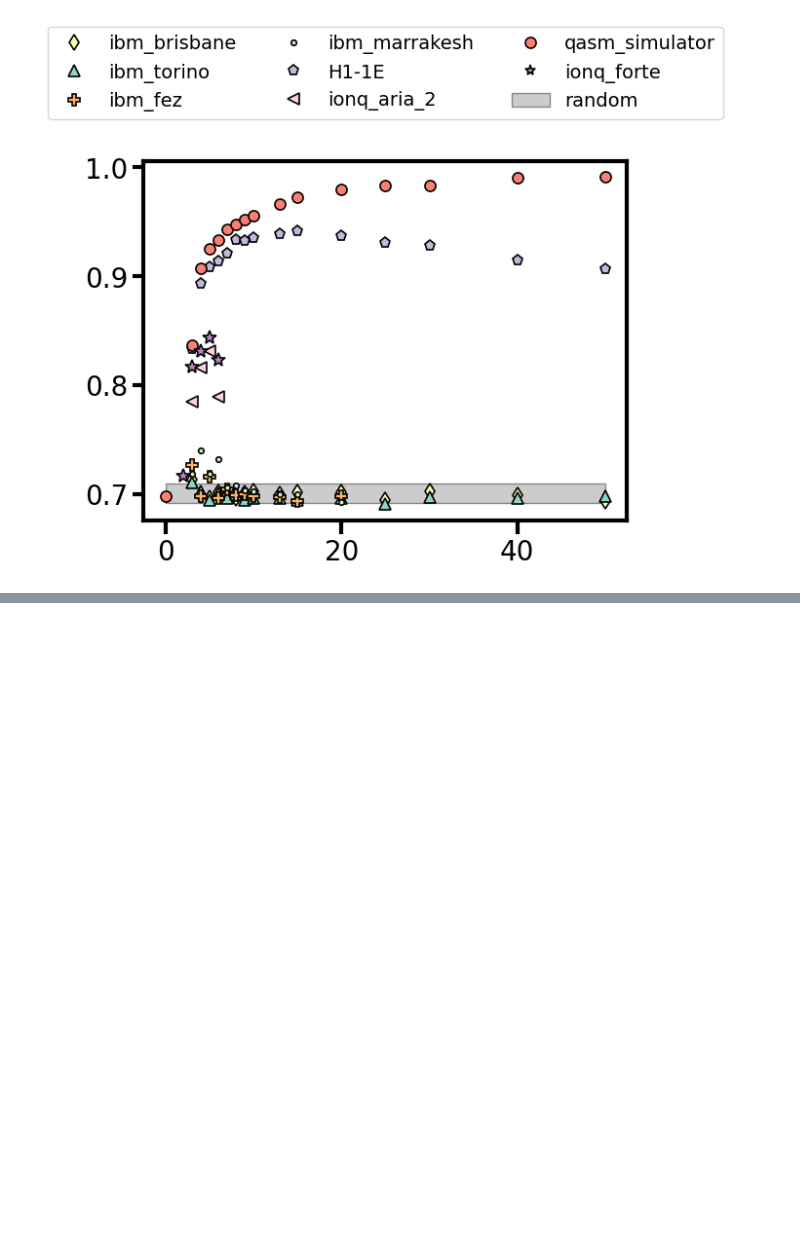
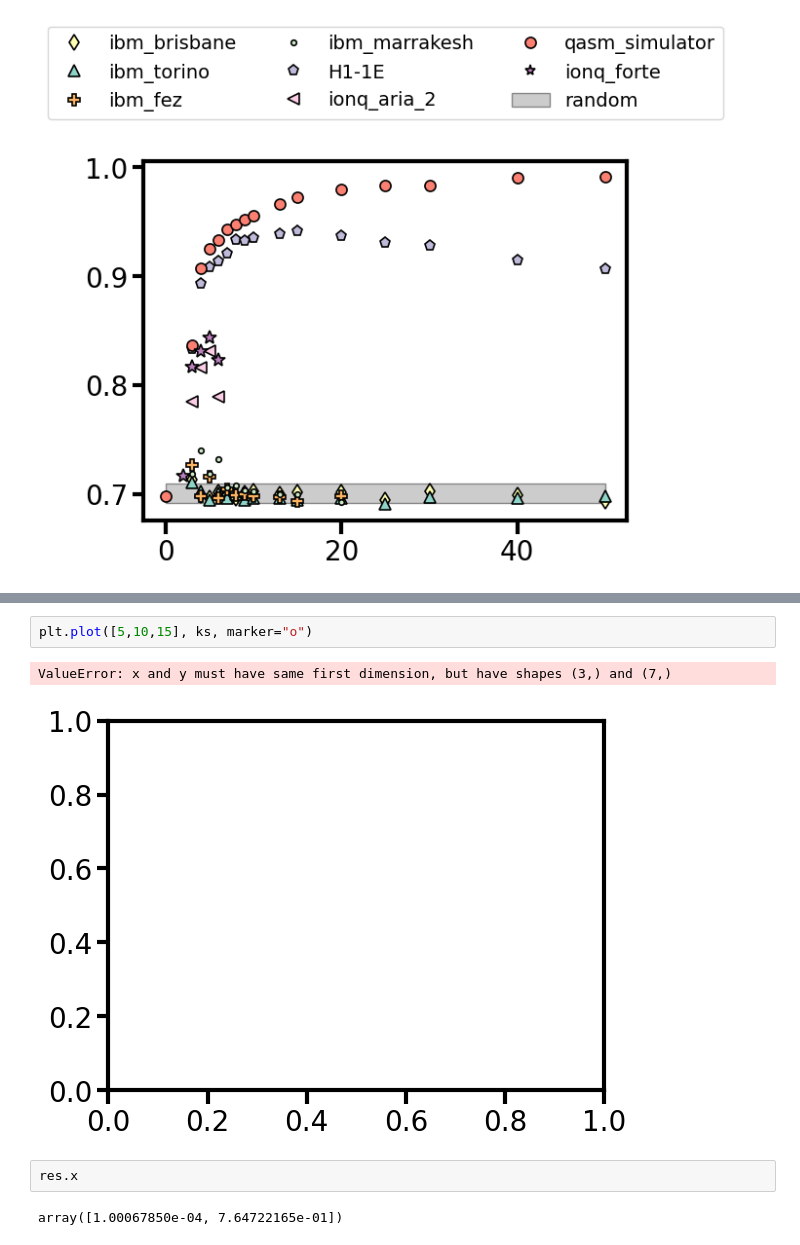
Before and after one commit to alejomonbar/LR-QAOA-QPU-Benchmarking, a Jupyter notebook: FC-Figures.ipynb, the cells around one changed output, grey strips where cells are left out. Saved outputs shown, nothing was run; the diff lists cells and outputs as text; blank space fills up the shorter version.

```diff
--- a/FC-Figures.ipynb
+++ b/FC-Figures.ipynb
@@ -285,0 +418,9 @@ QPU: ionq_forte | r = 0.844
+# %%
+plt.plot([5,10,15], ks, marker="o")
+# %% [output]
+ValueError: x and y must have same first dimension, but have shapes (3,) and (7,)
+[figure, added]
+# %%
+res.x
+# %% [output]
+array([1.00067850e-04, 7.64722165e-01])
```
Also changed, not shown: parts of 11 cells of this notebook, 11 other files.
